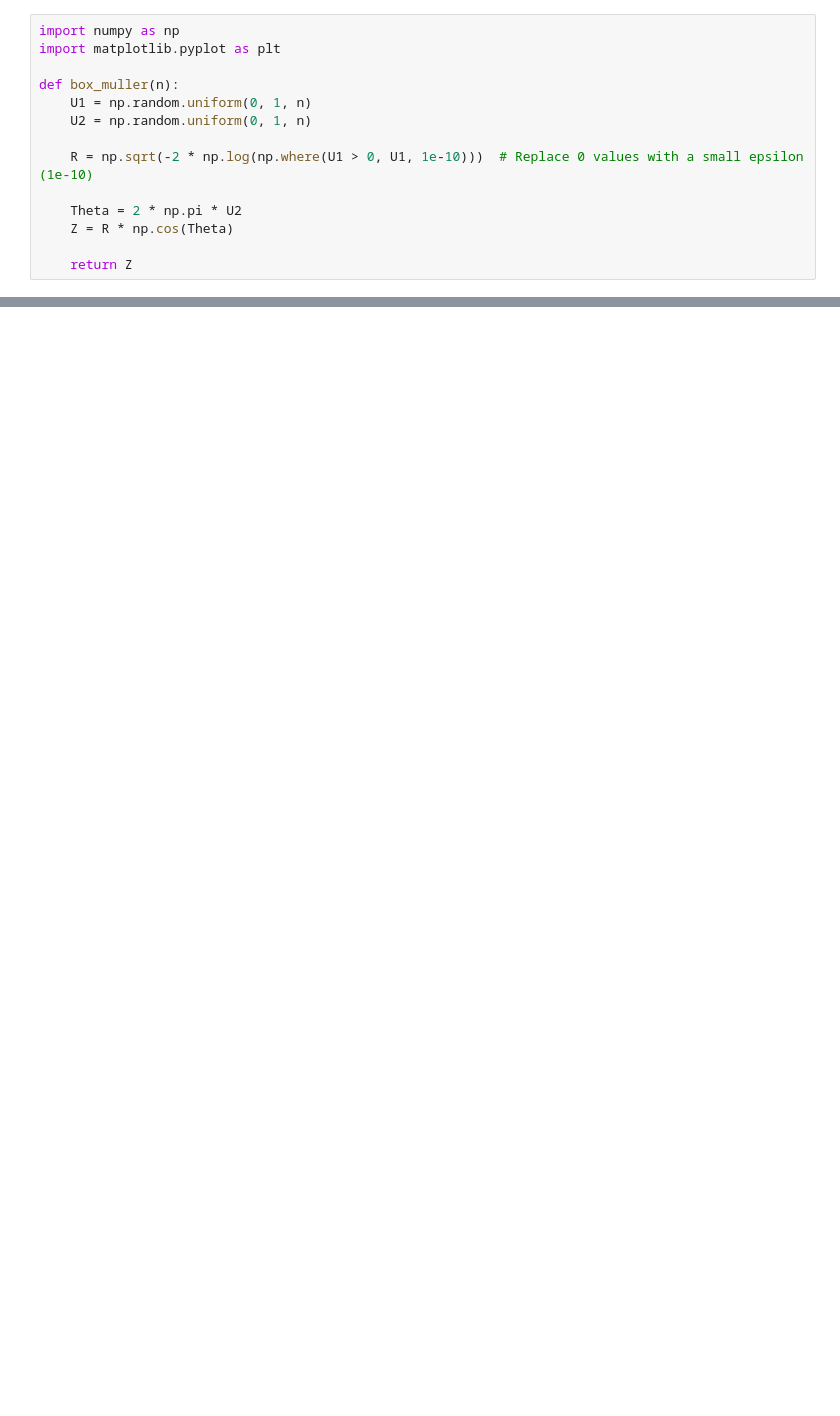
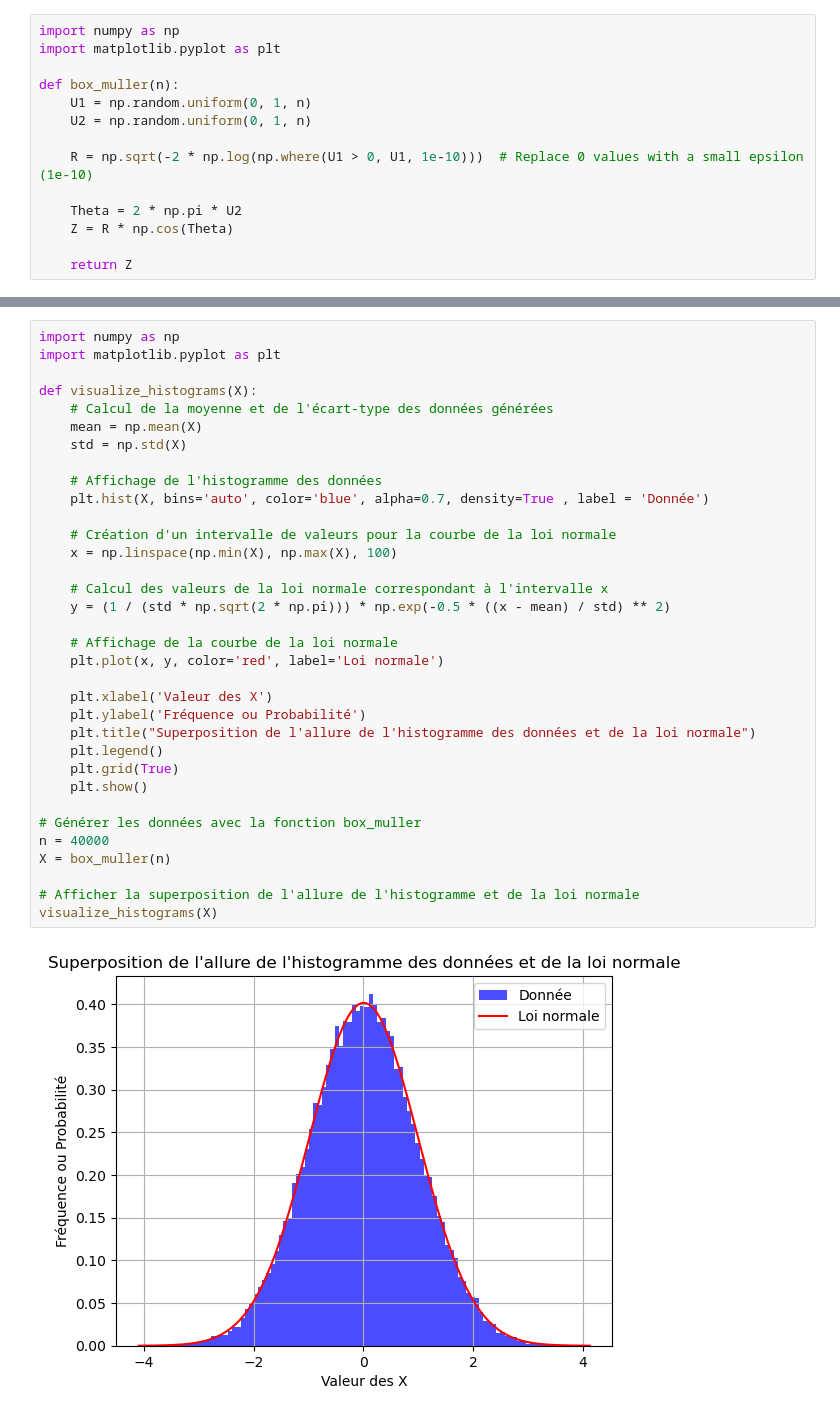
Before and after one commit to IbLahlou/Signal-Processing, a Jupyter notebook: Projet Traitement de Signal.ipynb, the cells around one changed output, grey strips where cells are left out. Saved outputs shown, nothing was run; the diff lists cells and outputs as text; blank space fills up the shorter version.

```diff
--- a/Projet Traitement de Signal.ipynb
+++ b/Projet Traitement de Signal.ipynb
@@ -113,0 +150,36 @@ NameError: name 'np' is not defined
+# %%
+import numpy as np
+import matplotlib.pyplot as plt
+
+def visualize_histograms(X):
+    # Calcul de la moyenne et de l'écart-type des données générées
+    mean = np.mean(X)
+    std = np.std(X)
+
+    # Affichage de l'histogramme des données
+    plt.hist(X, bins='auto', color='blue', alpha=0.7, density=True , label = 'Donnée')
+
+    # Création d'un intervalle de valeurs pour la courbe de la loi normale
+    x = np.linspace(np.min(X), np.max(X), 100)
+
+    # Calcul des valeurs de la loi normale correspondant à l'intervalle x
+    y = (1 / (std * np.sqrt(2 * np.pi))) * np.exp(-0.5 * ((x - mean) / std) ** 2)
+
+    # Affichage de la courbe de la loi normale
+    plt.plot(x, y, color='red', label='Loi normale')
+
+    plt.xlabel('Valeur des X')
+    plt.ylabel('Fréquence ou Probabilité')
+    plt.title("Superposition de l'allure de l'histogramme des données et de la loi normale")
+    plt.legend()
+    plt.grid(True)
+    plt.show()
+
+# Générer les données avec la fonction box_muller
+n = 40000
+X = box_muller(n)
+
+# Afficher la superposition de l'allure de l'histogramme et de la loi normale
+visualize_histograms(X)
+# %% [output]
+[figure, added]
```
Also changed, not shown: parts of 13 cells of this notebook, 1 other file.
